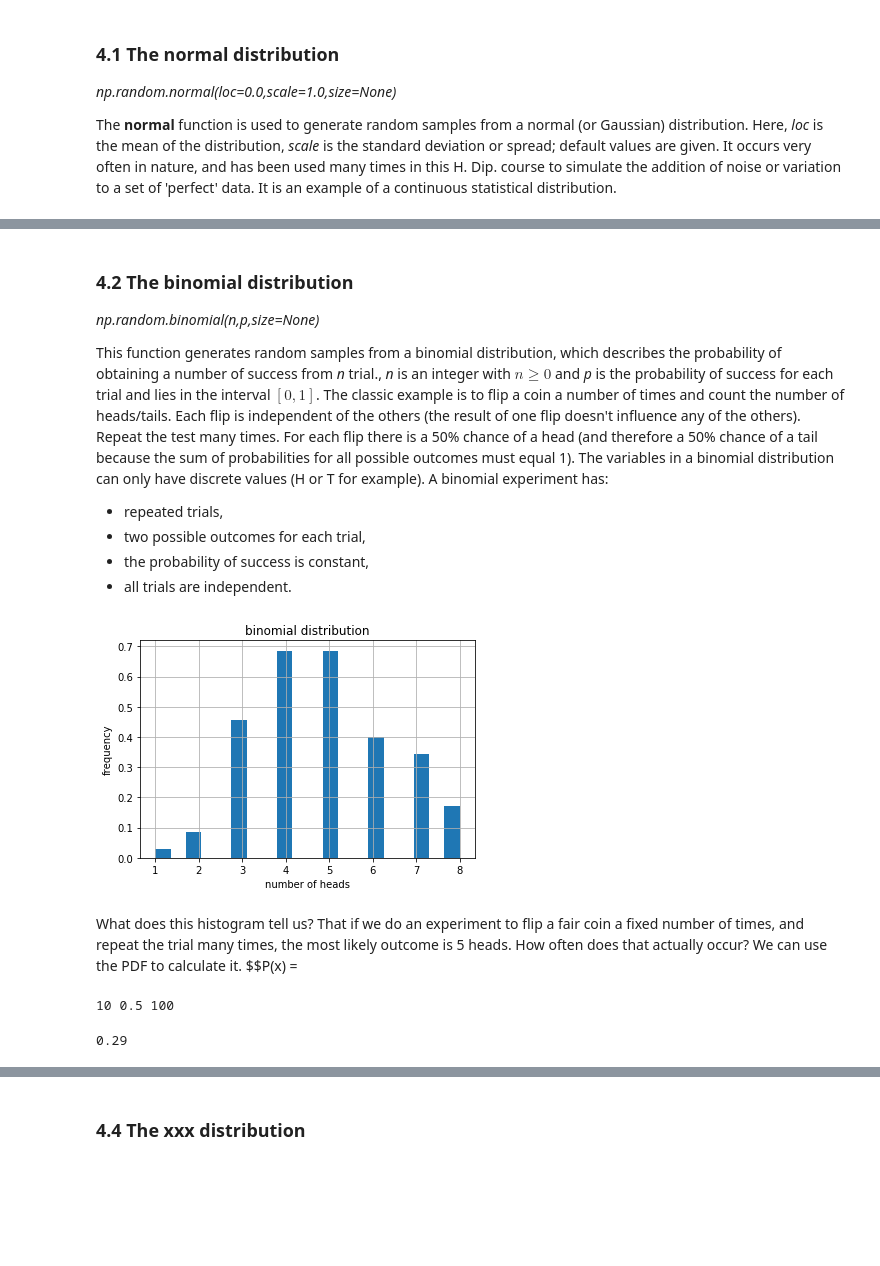
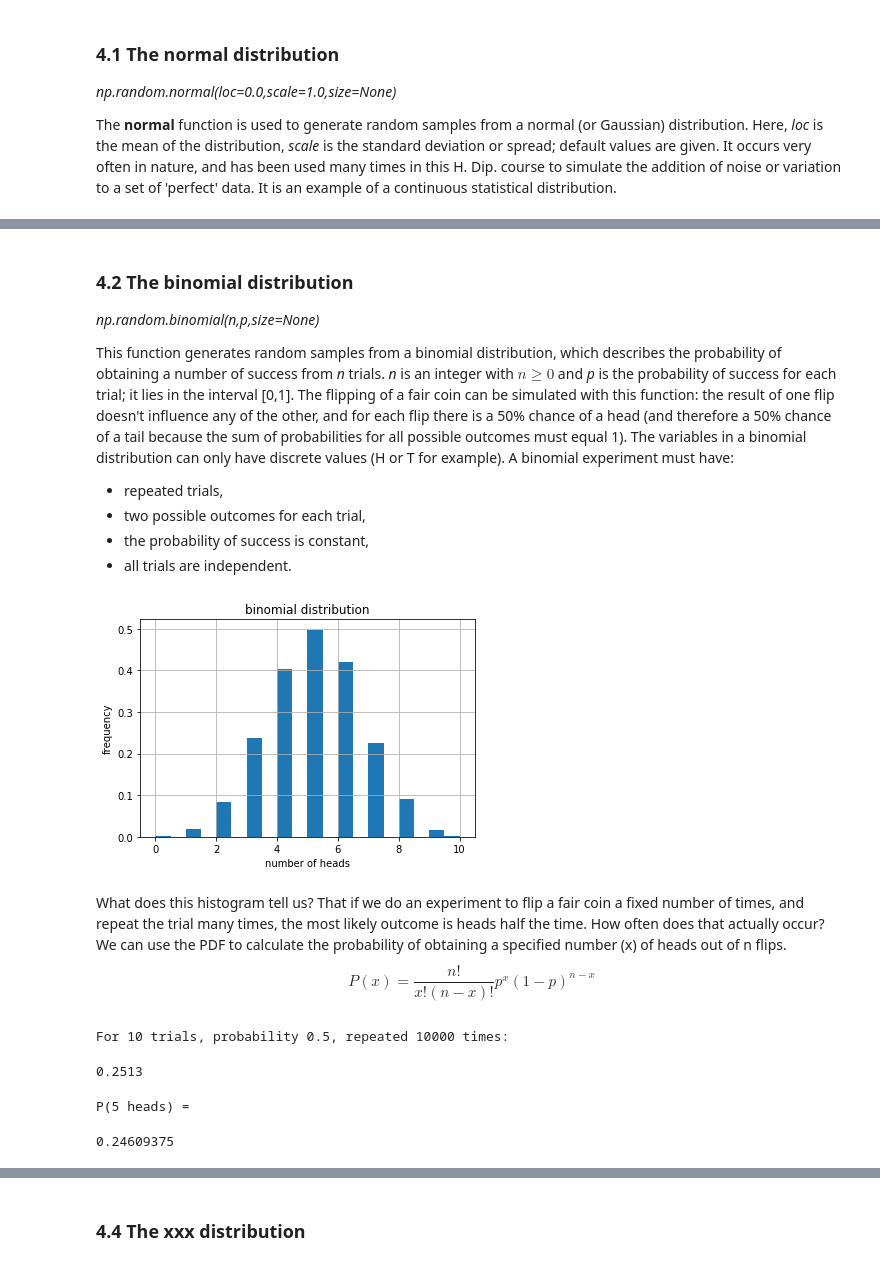
Before and after one commit to elizabethdaly/numpy-random, a Jupyter notebook: numpy-random.ipynb, the cells around one changed output, grey strips where cells are left out. Cells and saved outputs as stored; diff of their text form; code cells hidden in the pictures; blank space fills up the shorter version.

```diff
--- a/numpy-random.ipynb
+++ b/numpy-random.ipynb
@@ -315,7 +318,7 @@ plt.grid()
 
 *np.random.binomial(n,p,size=None)*
 
-This function generates random samples from a binomial distribution, which describes the probability of obtaining a number of success from *n* trial., *n* is an integer with $n \geq 0$ and *p* is the probability of success for each trial and lies in the interval $[0,1]$. The classic example is to flip a coin a number of times and count the number of heads/tails. Each flip is independent of the others (the result of one flip doesn't influence any of the others). Repeat the test many times. For each flip there is a 50% chance of a head (and therefore a 50% chance of a tail because the sum of probabilities for all possible outcomes must equal 1). The variables in a binomial distribution can only have discrete values (H or T for example). A binomial experiment has:
+This function generates random samples from a binomial distribution, which describes the probability of obtaining a number of success from *n* trials. *n* is an integer with $n \geq 0$ and *p* is the probability of success for each trial; it lies in the interval [0,1]. The flipping of a fair coin can be simulated with this function: the result of one flip doesn't influence any of the other, and for each flip there is a 50% chance of a head (and therefore a 50% chance of a tail because the sum of probabilities for all possible outcomes must equal 1). The variables in a binomial distribution can only have discrete values (H or T for example). A binomial experiment must have:
 
 - repeated trials,
 - two possible outcomes for each trial,
@@ -324,29 +327,37 @@ This function generates random samples from a binomial distribution, which descr
 # %%
 # Flip a fair coin 10 times.
 p, n = 0.5, 10
 
 # Repeat the test many times.
-rep = 100
+rep = 10000
 
 b1 = np.random.binomial(n, p, rep)
 count, bins, ignored = plt.hist(b1, 20, density=True, label='histogram')
 #plt.hist(b1)
 plt.xlabel('number of heads')
 plt.ylabel('frequency')
 plt.title('binomial distribution')
 plt.grid()
 # %% [output]
-[figure, old version]
+[figure, new version]
 # %% [markdown]
-What does this histogram tell us? That if we do an experiment to flip a fair coin a fixed number of times, and repeat the trial many times, the most likely outcome is 5 heads. How often does that actually occur? We can use the PDF to calculate it.
-$$P(x) =
+What does this histogram tell us? That if we do an experiment to flip a fair coin a fixed number of times, and repeat the trial many times, the most likely outcome is heads half the time. How often does that actually occur? We can use the PDF to calculate the probability of obtaining a specified number (x) of heads out of n flips.
+$$P(x) = \frac{n!}{x!(n-x)!} p^x (1-p)^{n-x}$$
 # %%
-# In our experiment count how many times 5 heads occurs.
-print(n, p, rep)
-sum(np.random.binomial(n, p, rep) == n/2)/rep
+# In our experiment count how many times 5 heads actually occurs.
+print("For {} trials, probability {}, repeated {} times:".format(n, p, rep))
+h = 5
+sum(np.random.binomial(n, p, rep) == h)/rep
 # %% [output]
-10 0.5 100
+For 10 trials, probability 0.5, repeated 10000 times:
-0.29
+0.2513
+# %%
+# What do we expect from pdf above?
+print("P(5 heads) = ")
+(m.factorial(n)/(m.factorial(h) * m.factorial(n - h))) * (p ** h) * (1-p) ** h
+# %% [output]
+P(5 heads) =
+0.24609375
 # %% [markdown]
 ### 4.3 The exponential distribution
 
```
Also changed, not shown: parts of 27 cells of this notebook, 1 other file.
